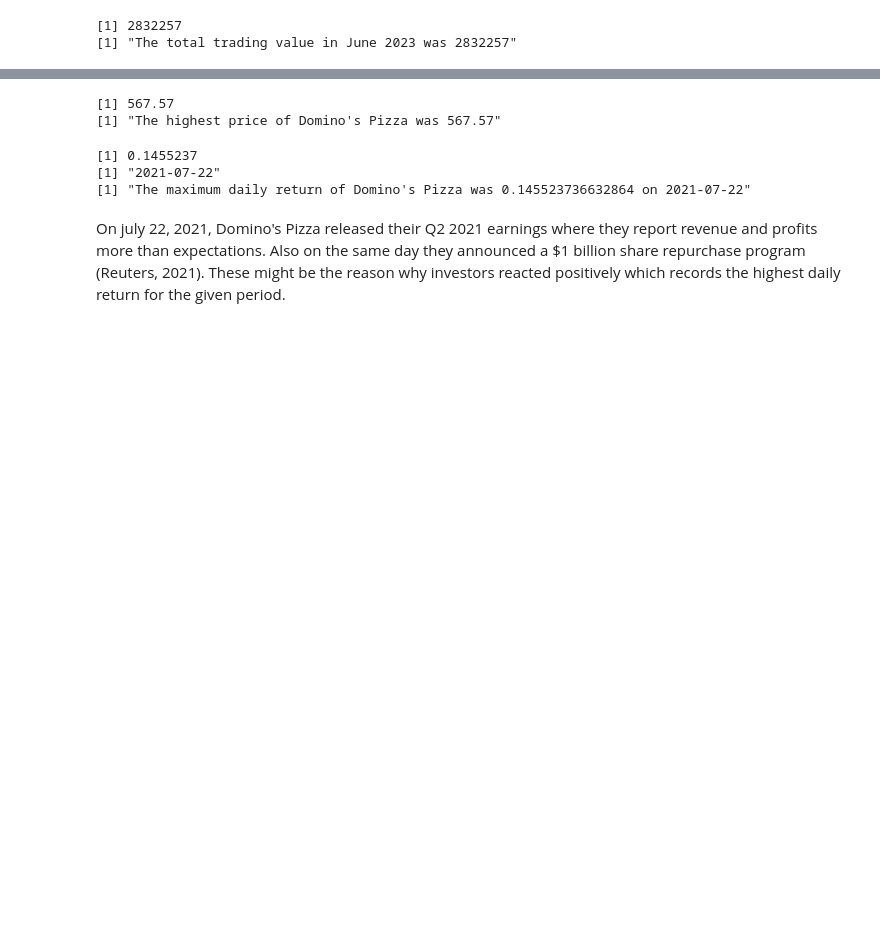
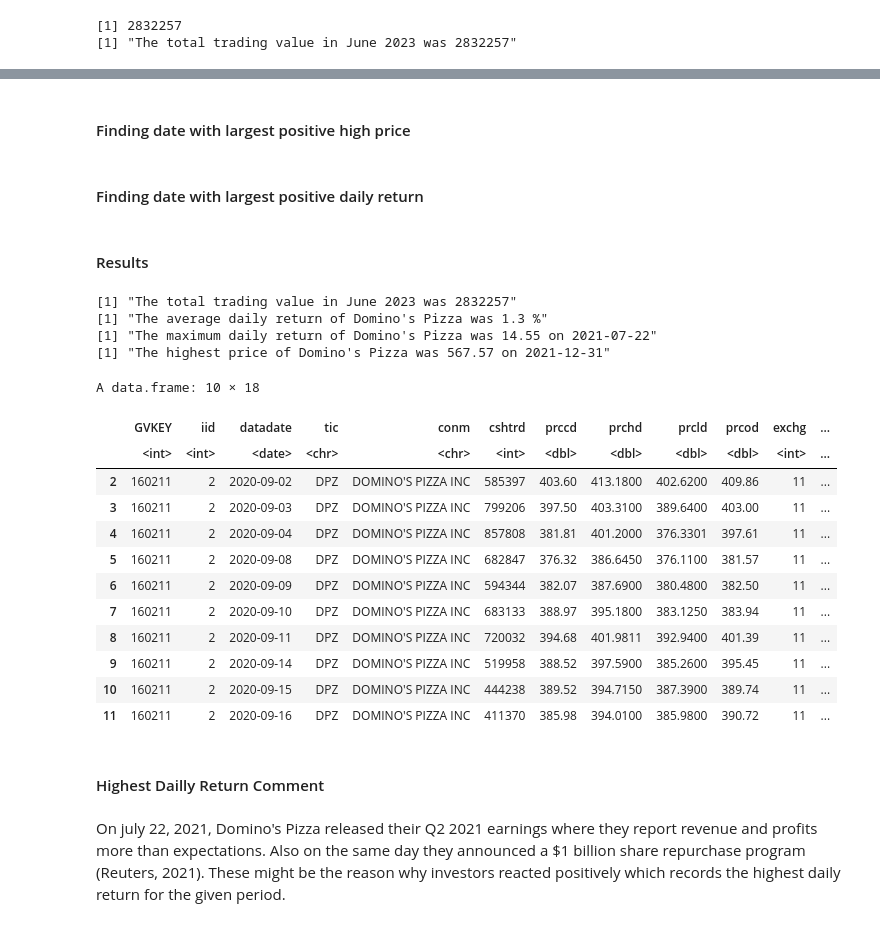
Before and after one commit to LiamHoogstad/Apps_R_HW1, a Jupyter notebook: MAIN_FILE.ipynb, the cells around one changed output, grey strips where cells are left out. Drawn from its saved outputs; the diff is of its cells as text; code cells hidden in the pictures; blank space fills up the shorter version.

```diff
--- a/MAIN_FILE.ipynb
+++ b/MAIN_FILE.ipynb
@@ -204,12 +195,0 @@ A data.frame: 6 × 12
-# %%
-dpz_data$daily_return = (dpz_data$prccd / lag(dpz_data$prccd)) -1
-
-dpz_data$change_volume = dpz_data$cshtrd - lag(dpz_data$cshtrd)
-
-dpz_data$change_open_close = dpz_data$prccd - dpz_data$prcod
-
-dpz_data$MFV = (((dpz_data$prccd - dpz_data$prcld) - (dpz_data$prchd - dpz_data$prccd)) / (dpz_data$prchd - dpz_data$prcld)) * dpz_data$cshtrd
-
-dpz_data_display = select(dpz_data, datadate, daily_return, change_volume, change_open_close, MFV)
-
-head(dpz_data_display)
@@ -225,0 +198,3 @@ A data.frame: 6 × 5
+# %%
+# Adding a daily return column.
+dpz_data$daily_return = round(((dpz_data$prccd / lag(dpz_data$prccd)) -1 )*100, 2)
@@ -260,26 +238,47 @@ print(paste("The average daily return of Domino's Pizza was" , mean_daily_return
+# %% [markdown]
+#### Finding date with largest positive high price
 # %%
+# Finding the date where the high price is the largest
 max_high = max(dpz_data$prchd, na.rm = TRUE)
-
-print(max_high)
-
-print(paste("The highest price of Domino's Pizza was" , max_high ))
+max_high_date = dpz_data$datadate[which.max(dpz_data$prchd)]
-# %% [output]
-[1] 567.57
-[1] "The highest price of Domino's Pizza was 567.57"
+# %% [markdown]
+#### Finding date with largest positive daily return
 # %%
-
-
+# Finding the date where the positive daily return was highest
 max_d_return = max(dpz_data$daily_return, na.rm = TRUE)
 max_date = dpz_data$datadate[which.max(dpz_data$daily_return)]
-
-print(max_d_return)
-print(max_date)
-
-print(paste("The maximum daily return of Domino's Pizza was" , max_d_return, 'on', max_date ))
-# %% [output]
-[1] 0.1455237
-[1] "2021-07-22"
-[1] "The maximum daily return of Domino's Pizza was 0.145523736632864 on 2021-07-22"
+# %% [markdown]
+#### Results
+# %%
+# Printing the results
+print(paste('The total trading value in June 2023 was' , trade_vol ))
+print(paste("The average daily return of Domino's Pizza was" , round(mean_daily_return*100, 2),"%"))
+print(paste("The maximum daily return of Domino's Pizza was" , max_d_return, 'on', max_date ))
+print(paste("The highest price of Domino's Pizza was" , max_high , 'on', max_high_date ))
+
+# Delating the rows that have N/A and printing the 10 rows of the Domino Pizza data
+dpz_data = na.omit(dpz_data)
+head(dpz_data, 10)
+# %% [output]
+[1] "The total trading value in June 2023 was 2832257"
+[1] "The average daily return of Domino's Pizza was 1.3 %"
+[1] "The maximum daily return of Domino's Pizza was 14.55 on 2021-07-22"
+[1] "The highest price of Domino's Pizza was 567.57 on 2021-12-31"
+A data.frame: 10 × 18
+|  | GVKEY | iid | datadate | tic | conm | cshtrd | prccd | prchd | prcld | prcod | exchg | ... |
+|  | <int> | <int> | <date> | <chr> | <chr> | <int> | <dbl> | <dbl> | <dbl> | <dbl> | <int> | ... |
+| 2 | 160211 | 2 | 2020-09-02 | DPZ | DOMINO'S PIZZA INC | 585397 | 403.60 | 413.1800 | 402.6200 | 409.86 | 11 | ... |
+| 3 | 160211 | 2 | 2020-09-03 | DPZ | DOMINO'S PIZZA INC | 799206 | 397.50 | 403.3100 | 389.6400 | 403.00 | 11 | ... |
+| 4 | 160211 | 2 | 2020-09-04 | DPZ | DOMINO'S PIZZA INC | 857808 | 381.81 | 401.2000 | 376.3301 | 397.61 | 11 | ... |
+| 5 | 160211 | 2 | 2020-09-08 | DPZ | DOMINO'S PIZZA INC | 682847 | 376.32 | 386.6450 | 376.1100 | 381.57 | 11 | ... |
+| 6 | 160211 | 2 | 2020-09-09 | DPZ | DOMINO'S PIZZA INC | 594344 | 382.07 | 387.6900 | 380.4800 | 382.50 | 11 | ... |
+| 7 | 160211 | 2 | 2020-09-10 | DPZ | DOMINO'S PIZZA INC | 683133 | 388.97 | 395.1800 | 383.1250 | 383.94 | 11 | ... |
+| 8 | 160211 | 2 | 2020-09-11 | DPZ | DOMINO'S PIZZA INC | 720032 | 394.68 | 401.9811 | 392.9400 | 401.39 | 11 | ... |
+| 9 | 160211 | 2 | 2020-09-14 | DPZ | DOMINO'S PIZZA INC | 519958 | 388.52 | 397.5900 | 385.2600 | 395.45 | 11 | ... |
+| 10 | 160211 | 2 | 2020-09-15 | DPZ | DOMINO'S PIZZA INC | 444238 | 389.52 | 394.7150 | 387.3900 | 389.74 | 11 | ... |
+| 11 | 160211 | 2 | 2020-09-16 | DPZ | DOMINO'S PIZZA INC | 411370 | 385.98 | 394.0100 | 385.9800 | 390.72 | 11 | ... |
+# %% [markdown]
+#### Highest Dailly Return Comment
 # %% [markdown]
 On july 22, 2021, Domino's Pizza released their Q2 2021 earnings where they report revenue and profits more than expectations. Also on the same day they announced a $1 billion share repurchase program (Reuters, 2021). These might be the reason why investors reacted positively which records the highest daily return for the given period.
 # %% [markdown]
```
Also changed, not shown: parts of 19 cells of this notebook.
